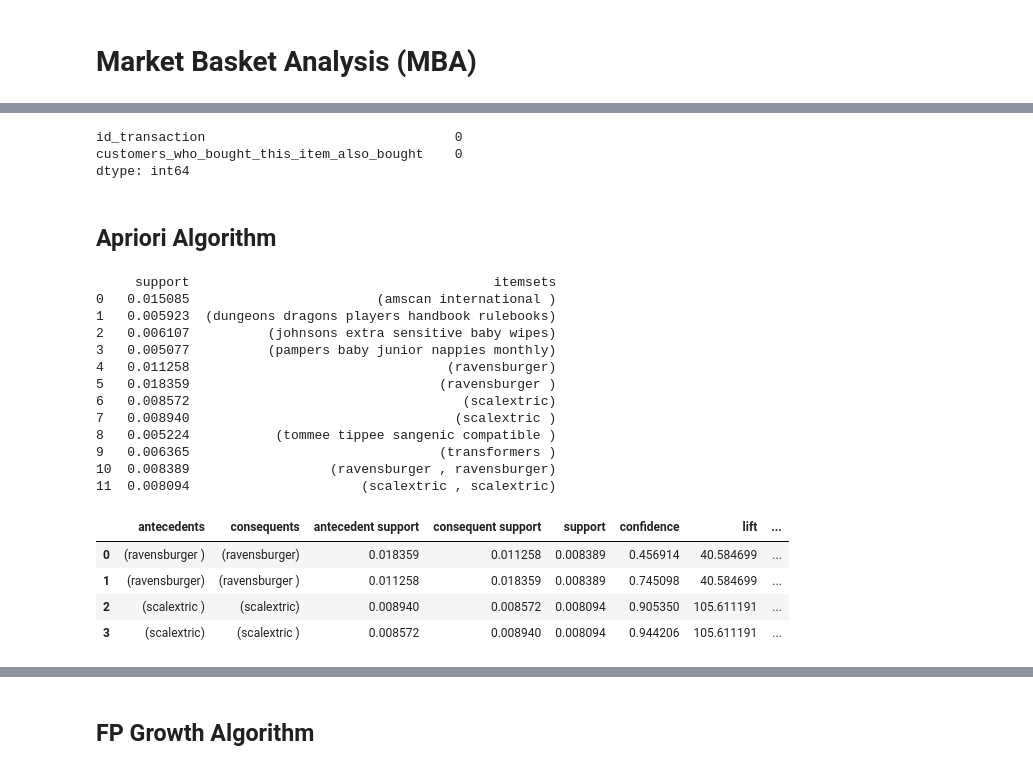
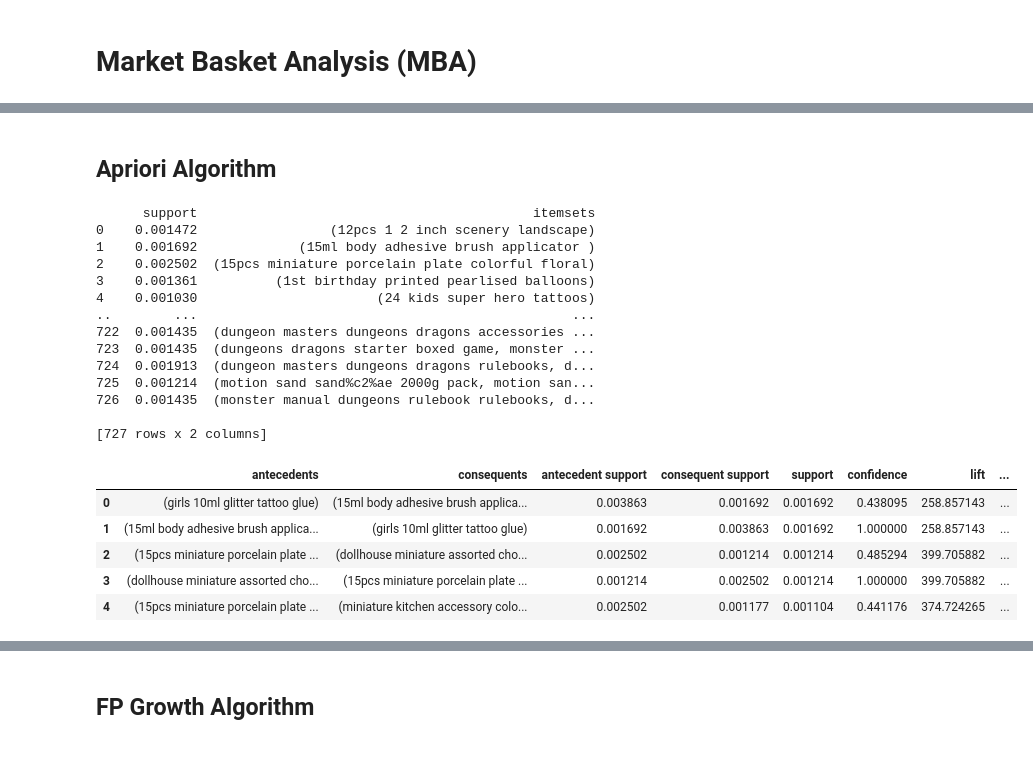
Before and after one commit to FJGM2023015/Recommendation-System-Market-Basket-Analysis-, a Jupyter notebook: recomm_system_market_basket_analysis.ipynb, the cells around one changed output, grey strips where cells are left out. Cells and saved outputs as stored; diff of their text form; code cells hidden in the pictures.

```diff
--- a/recomm_system_market_basket_analysis.ipynb
+++ b/recomm_system_market_basket_analysis.ipynb
@@ -930,9 +718,3 @@ memory usage: 682.7+ KB
-# %%
-df_market_basket.isnull().sum()
-# %% [output]
-id_transaction                                0
-customers_who_bought_this_item_also_bought    0
-dtype: int64
 # %% [markdown]
 ## Apriori Algorithm
 # %%
@@ -945,6 +728,7 @@ basket_sets = df_market_basket.groupby('id_transaction')['customers_who_bought_t
 # Convertir a lista de listas
 transactions = basket_sets.tolist()
 # %%
+# Paso 2
 # Instanciar el TransactionEncoder y transformar los datos
 encoder = TransactionEncoder()
 transactions_encoded = encoder.fit(transactions).transform(transactions)
@@ -953,32 +737,35 @@ transactions_encoded = encoder.fit(transactions).transform(transactions)
 df_transactions = pd.DataFrame(transactions_encoded, columns=encoder.columns_)
 
 # Aplicar el algoritmo Apriori
-frequent_itemsets = apriori(df_transactions, min_support=0.005, use_colnames=True)
+frequent_itemsets = apriori(df_transactions, min_support=0.001, use_colnames=True)
 
 print(frequent_itemsets)
 # %% [output]
-     support                                       itemsets
-0   0.015085                        (amscan international )
-1   0.005923  (dungeons dragons players handbook rulebooks)
-2   0.006107          (johnsons extra sensitive baby wipes)
-3   0.005077          (pampers baby junior nappies monthly)
-4   0.011258                                 (ravensburger)
-5   0.018359                                (ravensburger )
-6   0.008572                                   (scalextric)
-7   0.008940                                  (scalextric )
-8   0.005224           (tommee tippee sangenic compatible )
-9   0.006365                                (transformers )
-10  0.008389                  (ravensburger , ravensburger)
-11  0.008094                      (scalextric , scalextric)
+      support                                           itemsets
+0    0.001472                 (12pcs 1 2 inch scenery landscape)
+1    0.001692             (15ml body adhesive brush applicator )
+2    0.002502  (15pcs miniature porcelain plate colorful floral)
+3    0.001361          (1st birthday printed pearlised balloons)
+4    0.001030                       (24 kids super hero tattoos)
+..        ...                                                ...
+722  0.001435  (dungeon masters dungeons dragons accessories ...
+723  0.001435  (dungeons dragons starter boxed game, monster ...
+724  0.001913  (dungeon masters dungeons dragons rulebooks, d...
+725  0.001214  (motion sand sand%c2%ae 2000g pack, motion san...
+726  0.001435  (monster manual dungeons rulebook rulebooks, d...
+
+[727 rows x 2 columns]
 # %%
+# Paso 3
 # Generar las reglas de asociación
-rules = association_rules(frequent_itemsets, metric="confidence", min_threshold=0.05)
+rules = association_rules(frequent_itemsets, metric="confidence", min_threshold=0.01)
 
 # Mostrar las reglas
 rules.head()
 # %% [output]
 |  | antecedents | consequents | antecedent support | consequent support | support | confidence | lift | ... |
-| 0 | (ravensburger ) | (ravensburger) | 0.018359 | 0.011258 | 0.008389 | 0.456914 | 40.584699 | ... |
-| 1 | (ravensburger) | (ravensburger ) | 0.011258 | 0.018359 | 0.008389 | 0.745098 | 40.584699 | ... |
-| 2 | (scalextric ) | (scalextric) | 0.008940 | 0.008572 | 0.008094 | 0.905350 | 105.611191 | ... |
-| 3 | (scalextric) | (scalextric ) | 0.008572 | 0.008940 | 0.008094 | 0.944206 | 105.611191 | ... |
+| 0 | (girls 10ml glitter tattoo glue) | (15ml body adhesive brush applica... | 0.003863 | 0.001692 | 0.001692 | 0.438095 | 258.857143 | ... |
+| 1 | (15ml body adhesive brush applica... | (girls 10ml glitter tattoo glue) | 0.001692 | 0.003863 | 0.001692 | 1.000000 | 258.857143 | ... |
+| 2 | (15pcs miniature porcelain plate ... | (dollhouse miniature assorted cho... | 0.002502 | 0.001214 | 0.001214 | 0.485294 | 399.705882 | ... |
+| 3 | (dollhouse miniature assorted cho... | (15pcs miniature porcelain plate ... | 0.001214 | 0.002502 | 0.001214 | 1.000000 | 399.705882 | ... |
+| 4 | (15pcs miniature porcelain plate ... | (miniature kitchen accessory colo... | 0.002502 | 0.001177 | 0.001104 | 0.441176 | 374.724265 | ... |
```
Also changed, not shown: parts of 29 cells of this notebook.
